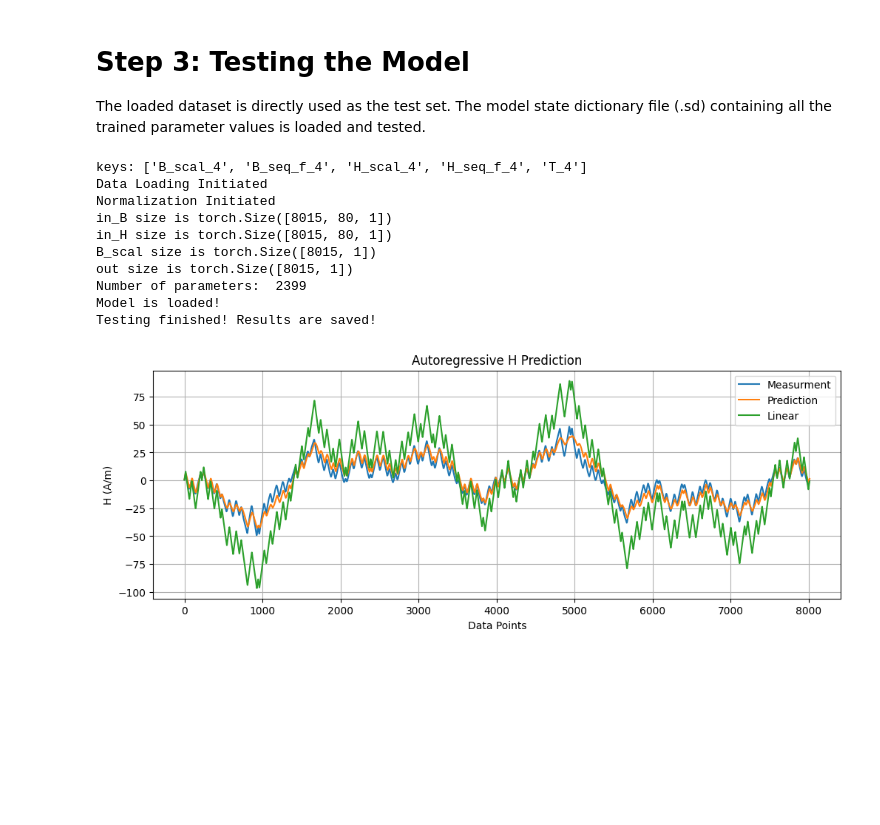
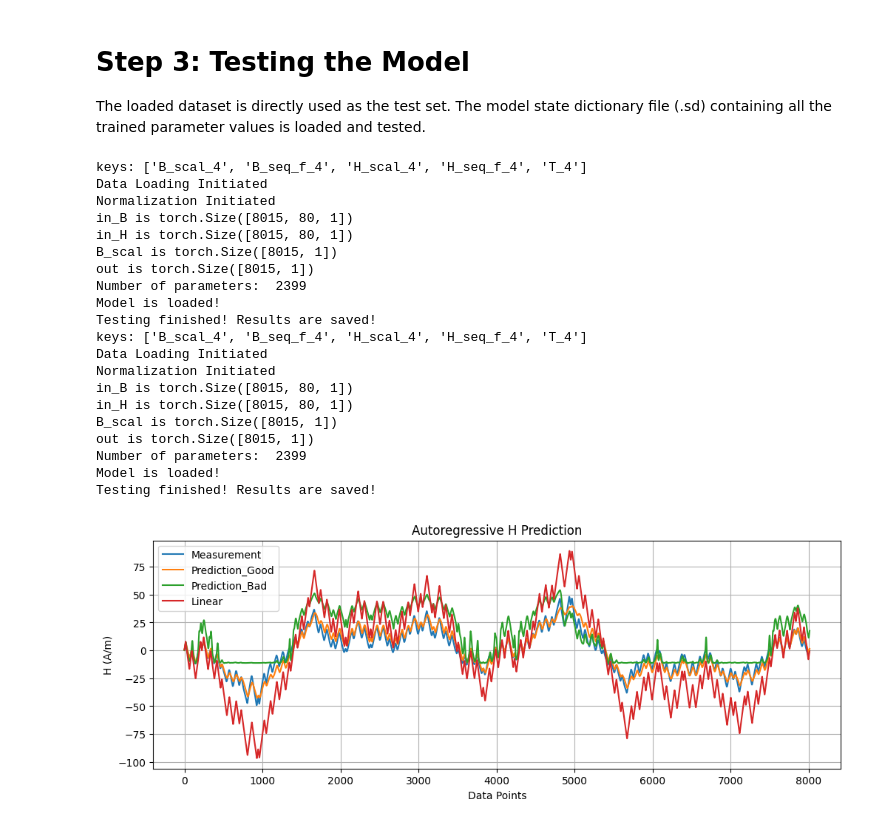
Before and after one commit to PaulShuk/MagNetX, a Jupyter notebook: Tutorial/Sequence-to-Scalar/Demo_LSTM_Test_Autoregressive.ipynb, the cells around one changed output. Saved outputs shown, nothing was run; the diff lists cells and outputs as text; code cells hidden in the pictures; blank space fills up the shorter version.

```diff
--- a/Tutorial/Sequence-to-Scalar/Demo_LSTM_Test_Autoregressive.ipynb
+++ b/Tutorial/Sequence-to-Scalar/Demo_LSTM_Test_Autoregressive.ipynb
@@ -81,7 +81,7 @@ def count_parameters(model):
 
 def get_dataset(data_length):
     # Load .json Files
-    with h5py.File('/content/drive/MyDrive/MLTran/3C90_Testing_SeqtoScal_200kHz.h5', 'r') as file:
+    with h5py.File('/content/drive/MyDrive/MLTran/3C90_Testing_200_wholeseq_1.h5', 'r') as file:
         print("keys:", list(file.keys()))
 
         B_list = []
@@ -181,7 +181,7 @@ step_size = 1
 data_length = 80
 Nseq = 1  # Number of seqeunces to test. This is also denoted as N no. of seqeunces.
 
-def main():
+def main(state_dict, row):
 
     # Reproducibility
     random.seed(1)
@@ -211,7 +211,6 @@ def main():
     print("Number of parameters: ", count_parameters(net))
 
     # Load trained parameters
-    state_dict = torch.load('/content/drive/MyDrive/MLTran/Model_LSTM_Good.sd')
     net.load_state_dict(state_dict, strict=True)
     net.eval()
     print("Model is loaded!")
@@ -264,49 +263,63 @@ def main():
             f.close()
 
         print("Testing finished! Results are saved!")
 
-        #### Ploting the test result ####
-        row = 0
+        #### For ploting the test result ####
 
         # Find the ideal linear H sequence using initial permeability u_i
         mu = 4 * np.pi * 1e-7 * 2300    #2300 for 3c90
         H_fixed = []
         B_plot = B_plot.reshape(BATCH_SIZE, -1)
         H_curr = y_meas[row, 0]
 
         # Loop over columns, except the last one
         for j in range(y_meas.shape[1] - 1):
             delta_B = B_plot[row, j+1] - B_plot[row , j]
             H_next = H_curr + delta_B / mu
 
             H_fixed.append(H_curr)
             H_curr = H_next
 
-        #### Plotting ####
         H_fixed = np.array(H_fixed).reshape(BATCH_SIZE,-1)
-        plt.figure(figsize=(12, 4))
-        plt.plot(y_meas[row], label="Measurment")
-        plt.plot(y_pred[row], label="Prediction")
-        plt.plot(H_fixed[row], label="Linear")
-        plt.title(f"Autoregressive H Prediction")
-        plt.xlabel("Data Points")
-        plt.ylabel("H (A/m)")
-        plt.grid(True)
-        plt.legend()
-        plt.show()
 
+    return y_pred, H_fixed, y_meas
 
 if __name__ == "__main__":
-    main()
+
+    #### For ploting the test result ####
+    row = 0
+    pred1,H_fixed1, y_meas1 = main(torch.load('/content/drive/MyDrive/MLTran/Model_LSTM_Good.sd'), row)
+    pred2,H_fixed2, y_meas2 = main(torch.load('/content/drive/MyDrive/MLTran/Model_LSTM_Bad.sd'), row)
+    plt.figure(figsize=(12, 4))
+    plt.plot(y_meas1[row], label="Measurement")
+    plt.plot(pred1[row], label="Prediction_Good")
+    plt.plot(pred2[row], label="Prediction_Bad")
+    plt.plot(H_fixed1[row], label="Linear")
+    plt.title(f"Autoregressive H Prediction")
+    plt.xlabel("Data Points")
+    plt.ylabel("H (A/m)")
+    plt.grid(True)
+    plt.legend()
+    plt.show()
 # %% [output]
 keys: ['B_scal_4', 'B_seq_f_4', 'H_scal_4', 'H_seq_f_4', 'T_4']
 Data Loading Initiated
 Normalization Initiated
-in_B size is torch.Size([8015, 80, 1])
-in_H size is torch.Size([8015, 80, 1])
-B_scal size is torch.Size([8015, 1])
-out size is torch.Size([8015, 1])
+in_B is torch.Size([8015, 80, 1])
+in_H is torch.Size([8015, 80, 1])
+B_scal is torch.Size([8015, 1])
+out is torch.Size([8015, 1])
 Number of parameters:  2399
 Model is loaded!
 Testing finished! Results are saved!
+keys: ['B_scal_4', 'B_seq_f_4', 'H_scal_4', 'H_seq_f_4', 'T_4']
+Data Loading Initiated
+Normalization Initiated
+in_B is torch.Size([8015, 80, 1])
+in_H is torch.Size([8015, 80, 1])
+B_scal is torch.Size([8015, 1])
+out is torch.Size([8015, 1])
+Number of parameters:  2399
+Model is loaded!
+Testing finished! Results are saved!
-[figure, old version]
+[figure, new version]
```
